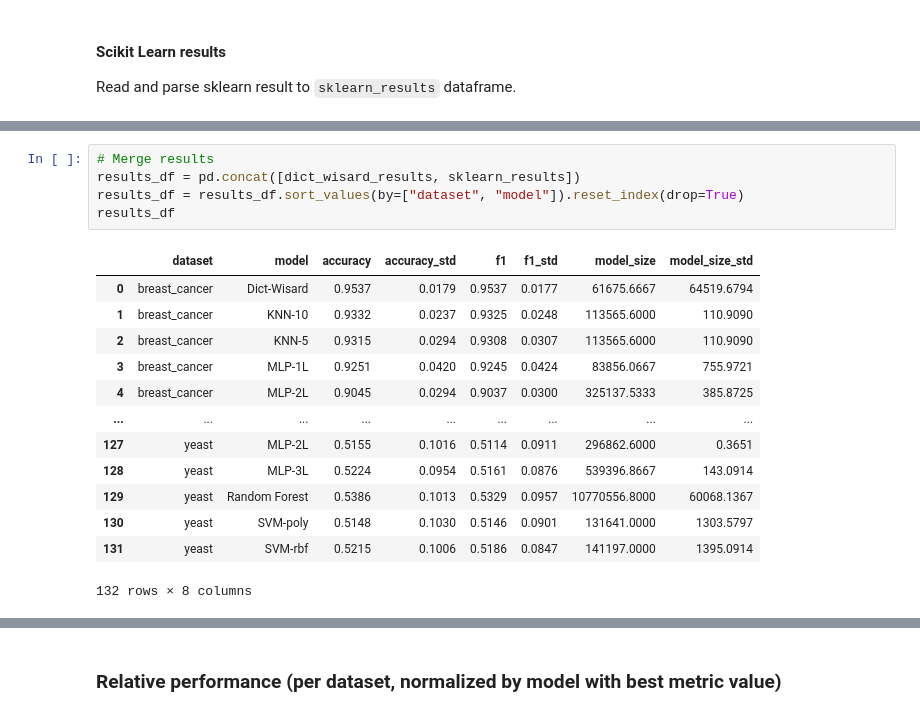
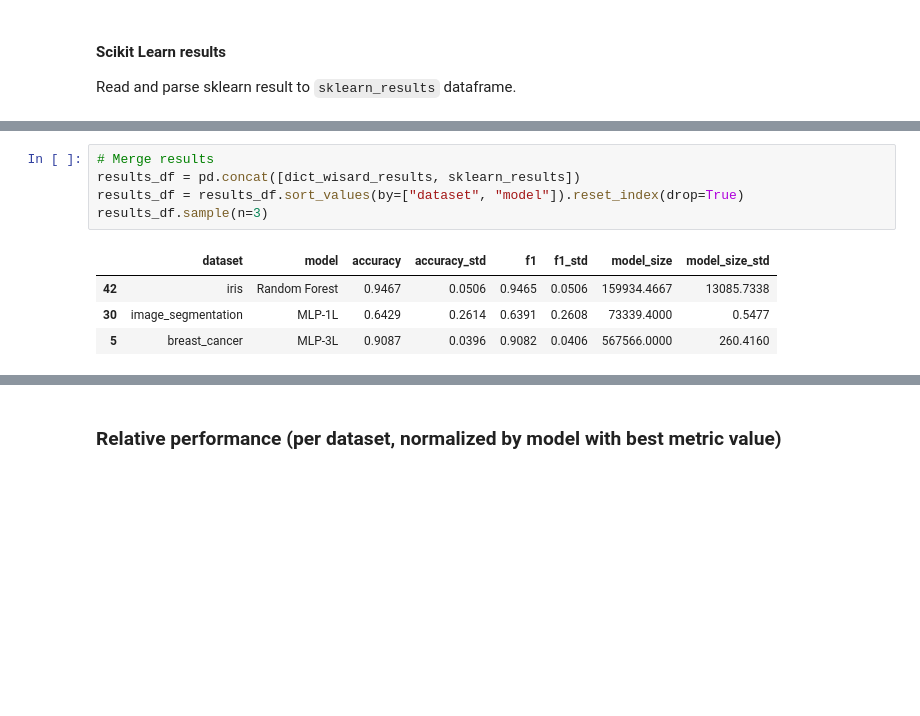
Before and after one commit to otavioon/wisardlib, a Jupyter notebook: analysis/analyse_results.ipynb, the cells around one changed output, grey strips where cells are left out. Saved outputs shown, nothing was run; the diff lists cells and outputs as text; blank space fills up the shorter version.

```diff
--- a/analysis/analyse_results.ipynb
+++ b/analysis/analyse_results.ipynb
@@ -377,22 +380,13 @@ sklearn_results.sample(n=2)
 # %%
 # Merge results
 results_df = pd.concat([dict_wisard_results, sklearn_results])
 results_df = results_df.sort_values(by=["dataset", "model"]).reset_index(drop=True)
-results_df
+results_df.sample(n=3)
 # %% [output]
 |  | dataset | model | accuracy | accuracy_std | f1 | f1_std | model_size | model_size_std |
-| 0 | breast_cancer | Dict-Wisard | 0.9537 | 0.0179 | 0.9537 | 0.0177 | 61675.6667 | 64519.6794 |
-| 1 | breast_cancer | KNN-10 | 0.9332 | 0.0237 | 0.9325 | 0.0248 | 113565.6000 | 110.9090 |
-| 2 | breast_cancer | KNN-5 | 0.9315 | 0.0294 | 0.9308 | 0.0307 | 113565.6000 | 110.9090 |
-| 3 | breast_cancer | MLP-1L | 0.9251 | 0.0420 | 0.9245 | 0.0424 | 83856.0667 | 755.9721 |
-| 4 | breast_cancer | MLP-2L | 0.9045 | 0.0294 | 0.9037 | 0.0300 | 325137.5333 | 385.8725 |
-| ... | ... | ... | ... | ... | ... | ... | ... | ... |
-| 127 | yeast | MLP-2L | 0.5155 | 0.1016 | 0.5114 | 0.0911 | 296862.6000 | 0.3651 |
-| 128 | yeast | MLP-3L | 0.5224 | 0.0954 | 0.5161 | 0.0876 | 539396.8667 | 143.0914 |
-| 129 | yeast | Random Forest | 0.5386 | 0.1013 | 0.5329 | 0.0957 | 10770556.8000 | 60068.1367 |
-| 130 | yeast | SVM-poly | 0.5148 | 0.1030 | 0.5146 | 0.0901 | 131641.0000 | 1303.5797 |
-| 131 | yeast | SVM-rbf | 0.5215 | 0.1006 | 0.5186 | 0.0847 | 141197.0000 | 1395.0914 |
+| 42 | iris | Random Forest | 0.9467 | 0.0506 | 0.9465 | 0.0506 | 159934.4667 | 13085.7338 |
+| 30 | image_segmentation | MLP-1L | 0.6429 | 0.2614 | 0.6391 | 0.2608 | 73339.4000 | 0.5477 |
+| 5 | breast_cancer | MLP-3L | 0.9087 | 0.0396 | 0.9082 | 0.0406 | 567566.0000 | 260.4160 |
-132 rows × 8 columns
 # %%
 # Add metric column based on dataset info
 
```
Also changed, not shown: parts of 13 cells of this notebook, 6 other files.
